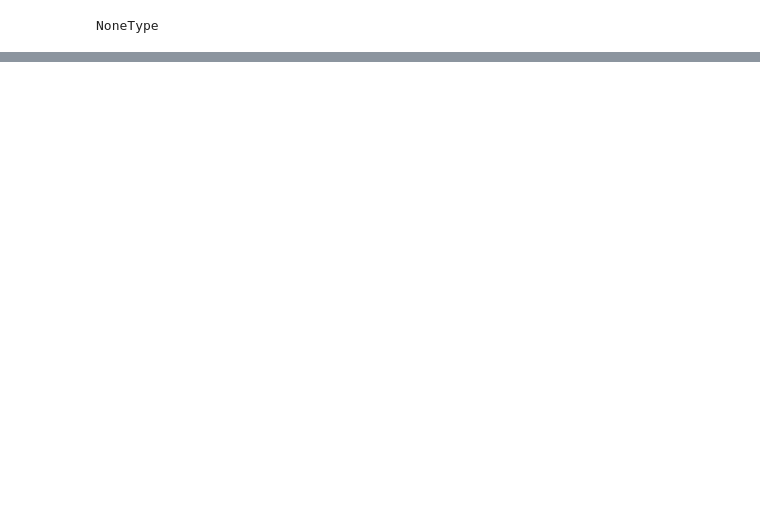
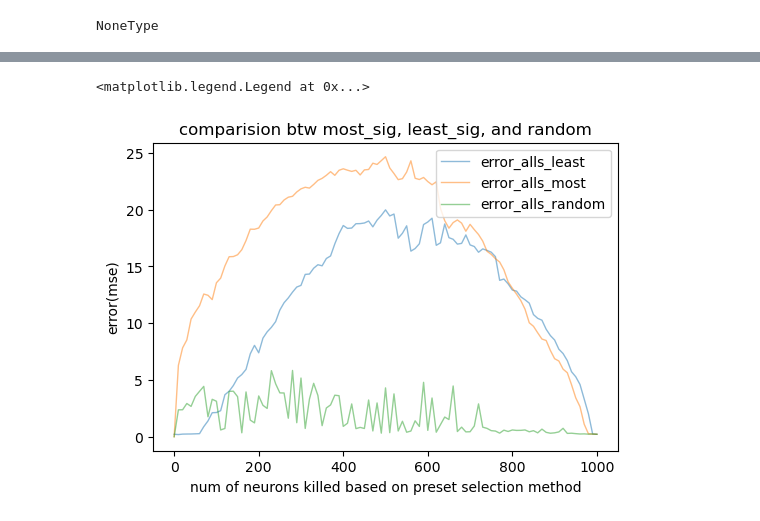
Before and after one commit to Noahkong12/TriceratopsWithLesion, a Jupyter notebook: ESN-WM/plot_weights_and_internals.ipynb, the cells around one changed output, grey strips where cells are left out. Cells and saved outputs as stored; diff of their text form; code cells hidden in the pictures; blank space fills up the shorter version.

```diff
--- a/ESN-WM/plot_weights_and_internals.ipynb
+++ b/ESN-WM/plot_weights_and_internals.ipynb
@@ -166,0 +282,14 @@ NoneType
+# %%
+x = np.linspace(0, 1000, 101, dtype = int)
+
+plt.figure(figsize=(6, 4))  # Optional: Adjust the figure size
+plt.plot(x, error_alls_least, linewidth=1, alpha=0.5, label = 'error_alls_least')
+plt.plot(x, error_alls_most, linewidth=1, alpha=0.5, label='error_alls_most')
+plt.plot(x, error_alls_random, linewidth=1, alpha=0.5, label='error_alls_random')
+plt.xlabel('num of neurons killed based on preset selection method')
+plt.ylabel('error(mse)')
+plt.title('comparision btw most_sig, least_sig, and random')
+plt.legend()
+# %% [output]
+<matplotlib.legend.Legend at 0x...>
+[figure, added]
```
Also changed, not shown: parts of 13 cells of this notebook, 2 other files.
